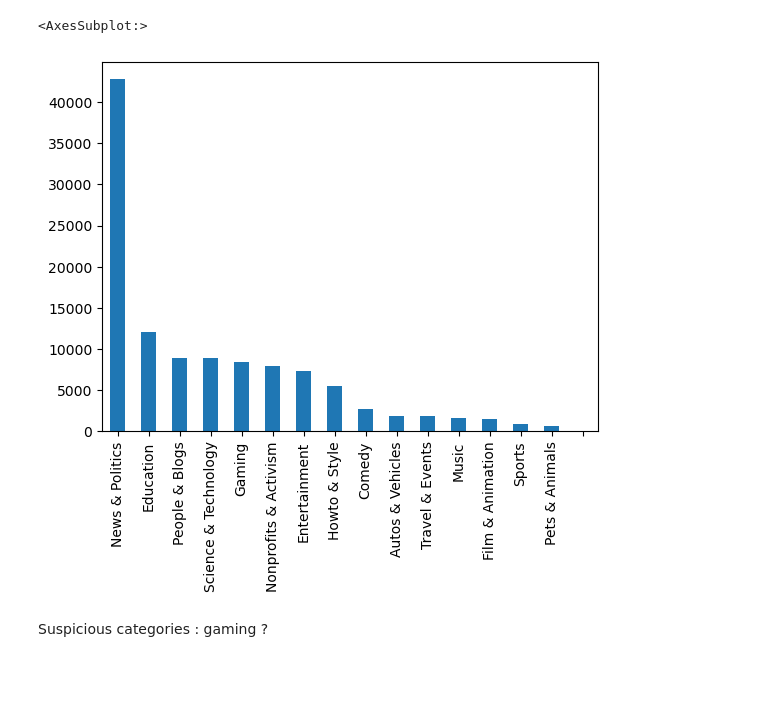
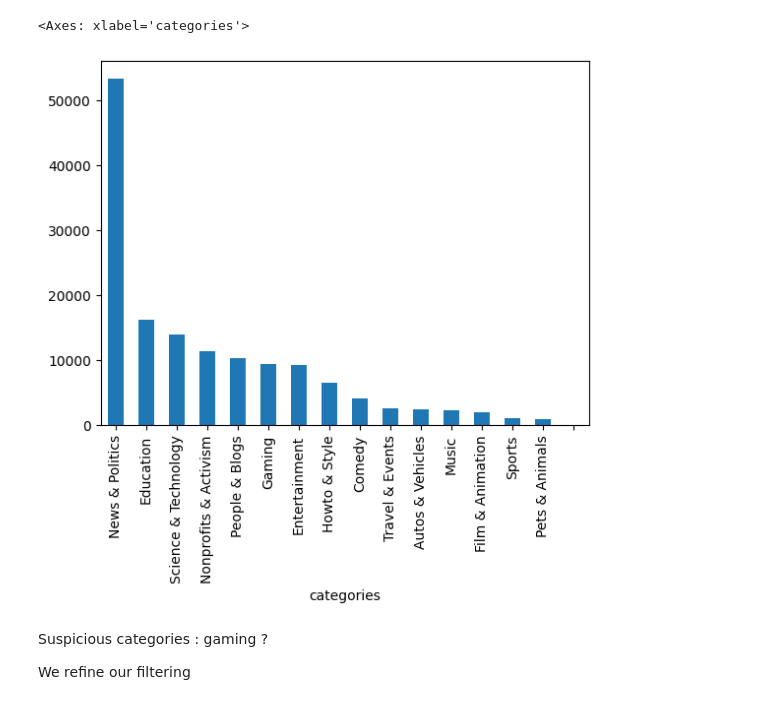
Before and after one commit to agatha-duzan/ada-2023-project-fadamily, a Jupyter notebook: climate_vids_tests.ipynb, the cells around one changed output. Drawn from its saved outputs; the diff is of its cells as text; code cells hidden in the pictures; blank space fills up the shorter version.

Commit message:
removing 2015 filter

```diff
--- a/climate_vids_tests.ipynb
+++ b/climate_vids_tests.ipynb
@@ -3,5 +3,5 @@ import matplotlib.pyplot as plt
 import pandas as pd
 import json
 # %%
-file_path = "data/climate_videos.jsonl"
-climate_videos = pd.read_json(file_path, lines=True)
+file_path = "data/climate_videos_new.jsonl"
+climate_videos_df = pd.read_json(file_path, lines=True)
@@ -13,8 +22,10 @@ climate_videos.head(1)
 # %%
-category_counts = climate_videos['categories'].value_counts()
+category_counts = climate_videos_df['categories'].value_counts()
 category_counts.plot(kind='bar')
 # %% [output]
-<AxesSubplot:>
+<Axes: xlabel='categories'>
-[figure, old version]
+[figure, new version]
 # %% [markdown]
 Suspicious categories : gaming ?
+
+We refine our filtering
```
Also changed, not shown: parts of 8 cells of this notebook, 1 other file.
